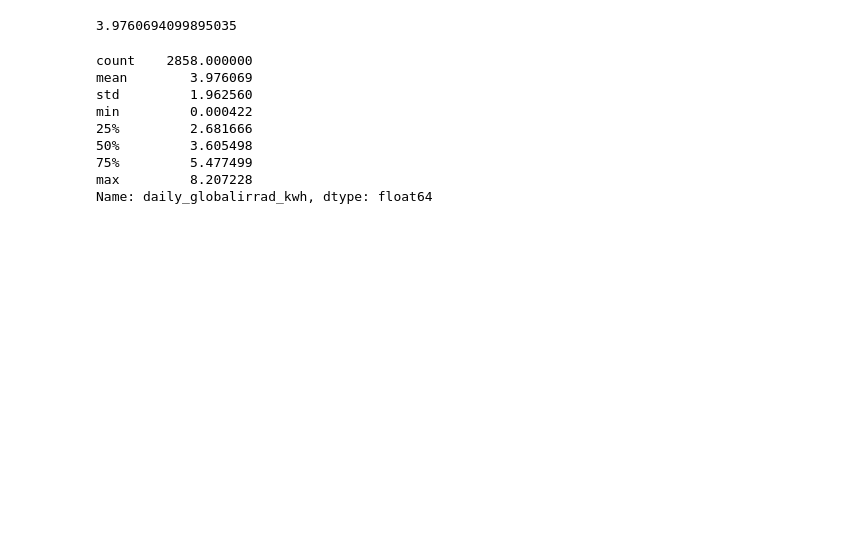
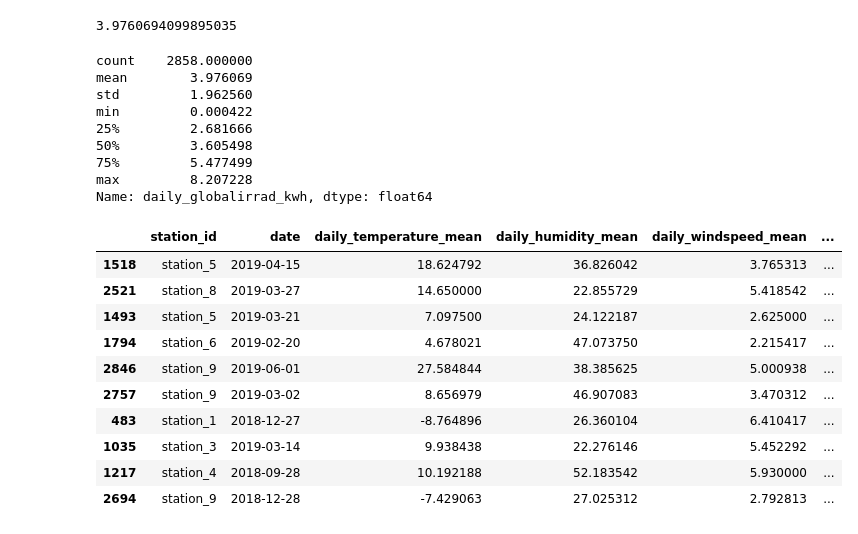
Before and after one commit to AhmedBedair06/Solar-Power-Estimation, a Jupyter notebook: PowerEstimation.ipynb, the cells around one changed output. Drawn from its saved outputs; the diff is of its cells as text; code cells hidden in the pictures; blank space fills up the shorter version.

```diff
--- a/PowerEstimation.ipynb
+++ b/PowerEstimation.ipynb
@@ -188,3 +190,17 @@ Name: daily_globalirrad_kwh, dtype: float64
+# %%
+daily_df.sample(10)
+# %% [output]
+|  | station_id | date | daily_temperature_mean | daily_humidity_mean | daily_windspeed_mean | ... |
+| 1518 | station_5 | 2019-04-15 | 18.624792 | 36.826042 | 3.765313 | ... |
+| 2521 | station_8 | 2019-03-27 | 14.650000 | 22.855729 | 5.418542 | ... |
+| 1493 | station_5 | 2019-03-21 | 7.097500 | 24.122187 | 2.625000 | ... |
+| 1794 | station_6 | 2019-02-20 | 4.678021 | 47.073750 | 2.215417 | ... |
+| 2846 | station_9 | 2019-06-01 | 27.584844 | 38.385625 | 5.000938 | ... |
+| 2757 | station_9 | 2019-03-02 | 8.656979 | 46.907083 | 3.470312 | ... |
+| 483 | station_1 | 2018-12-27 | -8.764896 | 26.360104 | 6.410417 | ... |
+| 1035 | station_3 | 2019-03-14 | 9.938438 | 22.276146 | 5.452292 | ... |
+| 1217 | station_4 | 2018-09-28 | 10.192188 | 52.183542 | 5.930000 | ... |
+| 2694 | station_9 | 2018-12-28 | -7.429063 | 27.025312 | 2.792813 | ... |
 # %%
 import pandas as pd
 from sklearn.model_selection import train_test_split
```
Also changed, not shown: parts of 8 cells of this notebook.
